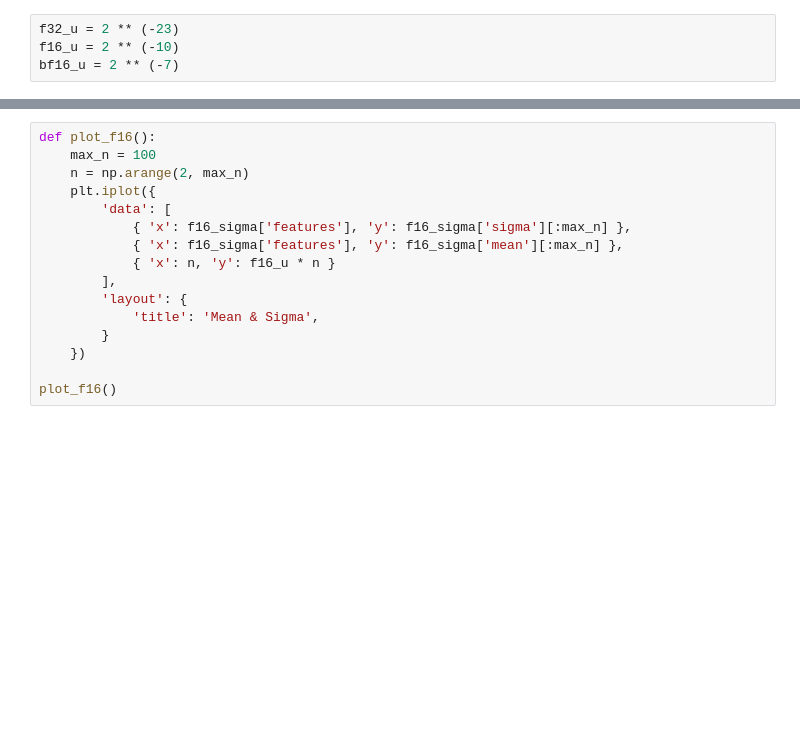
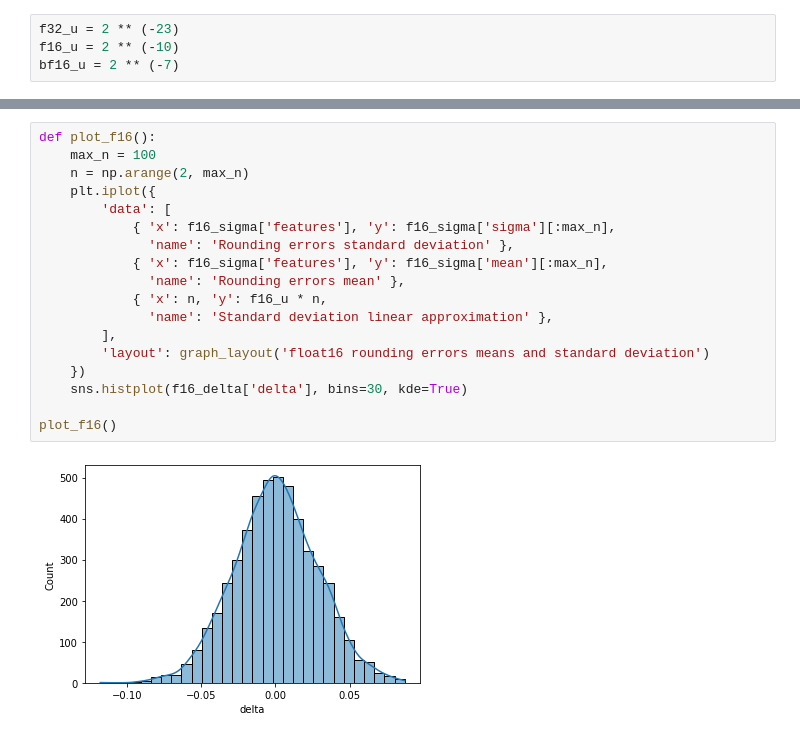
Before and after one commit to rlnx/reduced-precision-for-dba, a Jupyter notebook: estimate_sigma.ipynb, the cells around one changed output, grey strips where cells are left out. Saved outputs shown, nothing was run; the diff lists cells and outputs as text; blank space fills up the shorter version.

```diff
--- a/estimate_sigma.ipynb
+++ b/estimate_sigma.ipynb
@@ -32,19 +58,23 @@ plot_f32()
 # %%
 def plot_f16():
     max_n = 100
     n = np.arange(2, max_n)
     plt.iplot({
         'data': [
-            { 'x': f16_sigma['features'], 'y': f16_sigma['sigma'][:max_n] },
-            { 'x': f16_sigma['features'], 'y': f16_sigma['mean'][:max_n] },
-            { 'x': n, 'y': f16_u * n }
+            { 'x': f16_sigma['features'], 'y': f16_sigma['sigma'][:max_n],
+              'name': 'Rounding errors standard deviation' },
+            { 'x': f16_sigma['features'], 'y': f16_sigma['mean'][:max_n],
+              'name': 'Rounding errors mean' },
+            { 'x': n, 'y': f16_u * n,
+              'name': 'Standard deviation linear approximation' },
         ],
-        'layout': {
-            'title': 'Mean & Sigma',
-        }
+        'layout': graph_layout('float16 rounding errors means and standard deviation')
     })
+    sns.histplot(f16_delta['delta'], bins=30, kde=True)
 
 plot_f16()
+# %% [output]
+[figure, added]
 # %%
 def plot_bf16():
     max_n = 100
```
Also changed, not shown: parts of 4 cells of this notebook, 8 other files.
